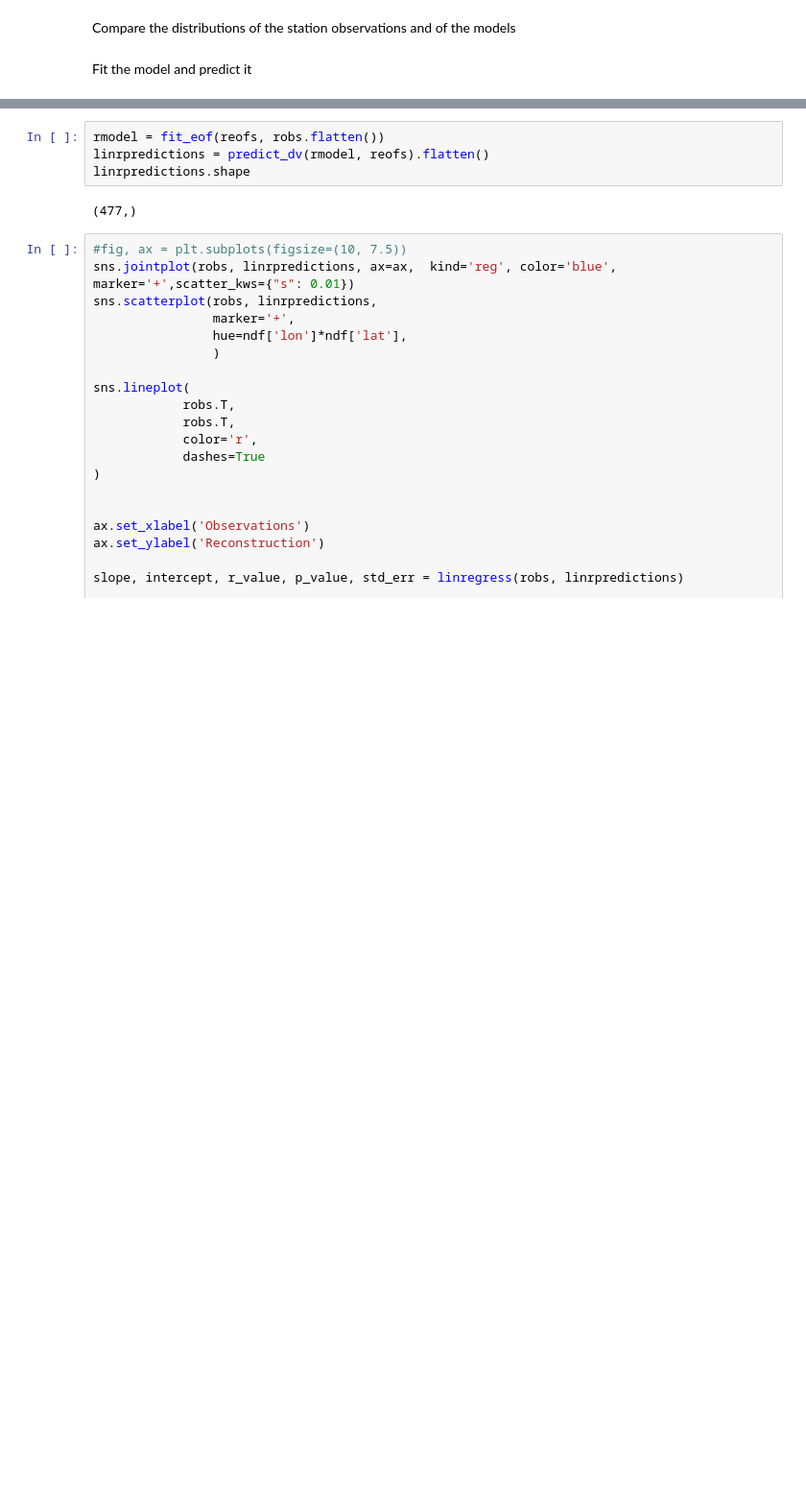
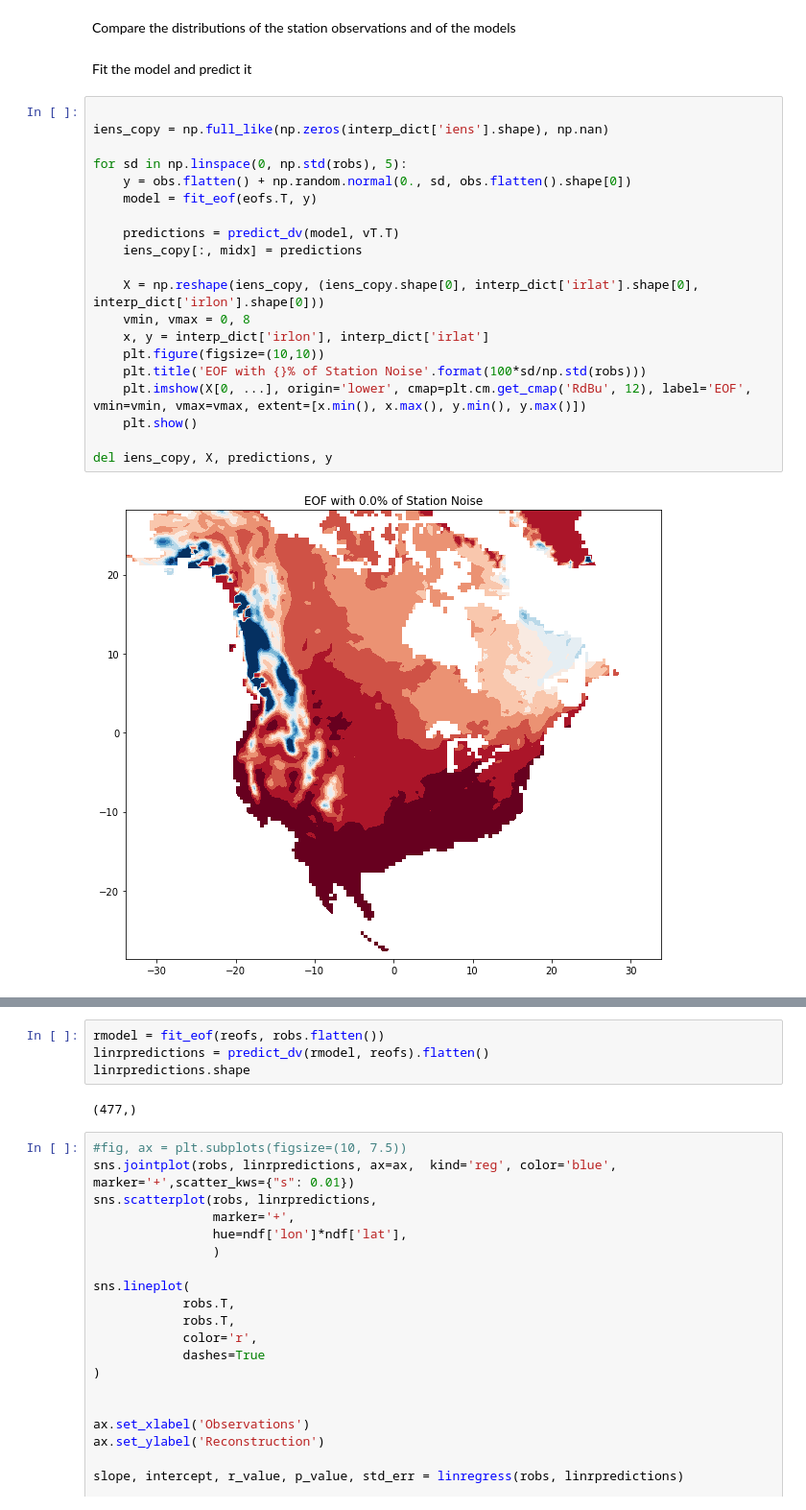
Before and after one commit to pacificclimate/climpyrical, a Jupyter notebook: notebooks/snow.ipynb, the cells around one changed output, grey strips where cells are left out. Shown at 96% size. Saved outputs shown, nothing was run; the diff lists cells and outputs as text; blank space fills up the shorter version.

Commit message:
Shows spatial changes with spatial noise

```diff
--- a/notebooks/snow.ipynb
+++ b/notebooks/snow.ipynb
@@ -203,3 +203,25 @@ Text(0, 0.5, 'Slope/R$^2$ Score')
 Compare the distributions of the station observations and of the models
 # %% [markdown]
 Fit the model and predict it
+# %%
+
+iens_copy = np.full_like(np.zeros(interp_dict['iens'].shape), np.nan)
+
+for sd in np.linspace(0, np.std(robs), 5):
+    y = obs.flatten() + np.random.normal(0., sd, obs.flatten().shape[0])
+    model = fit_eof(eofs.T, y)
+
+    predictions = predict_dv(model, vT.T)
+    iens_copy[:, midx] = predictions
+
+    X = np.reshape(iens_copy, (iens_copy.shape[0], interp_dict['irlat'].shape[0], interp_dict['irlon'].shape[0]))
+    vmin, vmax = 0, 8
+    x, y = interp_dict['irlon'], interp_dict['irlat']
+    plt.figure(figsize=(10,10))
+    plt.title('EOF with {}% of Station Noise'.format(100*sd/np.std(robs)))
+    plt.imshow(X[0, ...], origin='lower', cmap=plt.cm.get_cmap('RdBu', 12), label='EOF', vmin=vmin, vmax=vmax, extent=[x.min(), x.max(), y.min(), y.max()])
+    plt.show()
+
+del iens_copy, X, predictions, y
+# %% [output]
+[figure, added]
```
Also changed, not shown: parts of 5 cells of this notebook.
